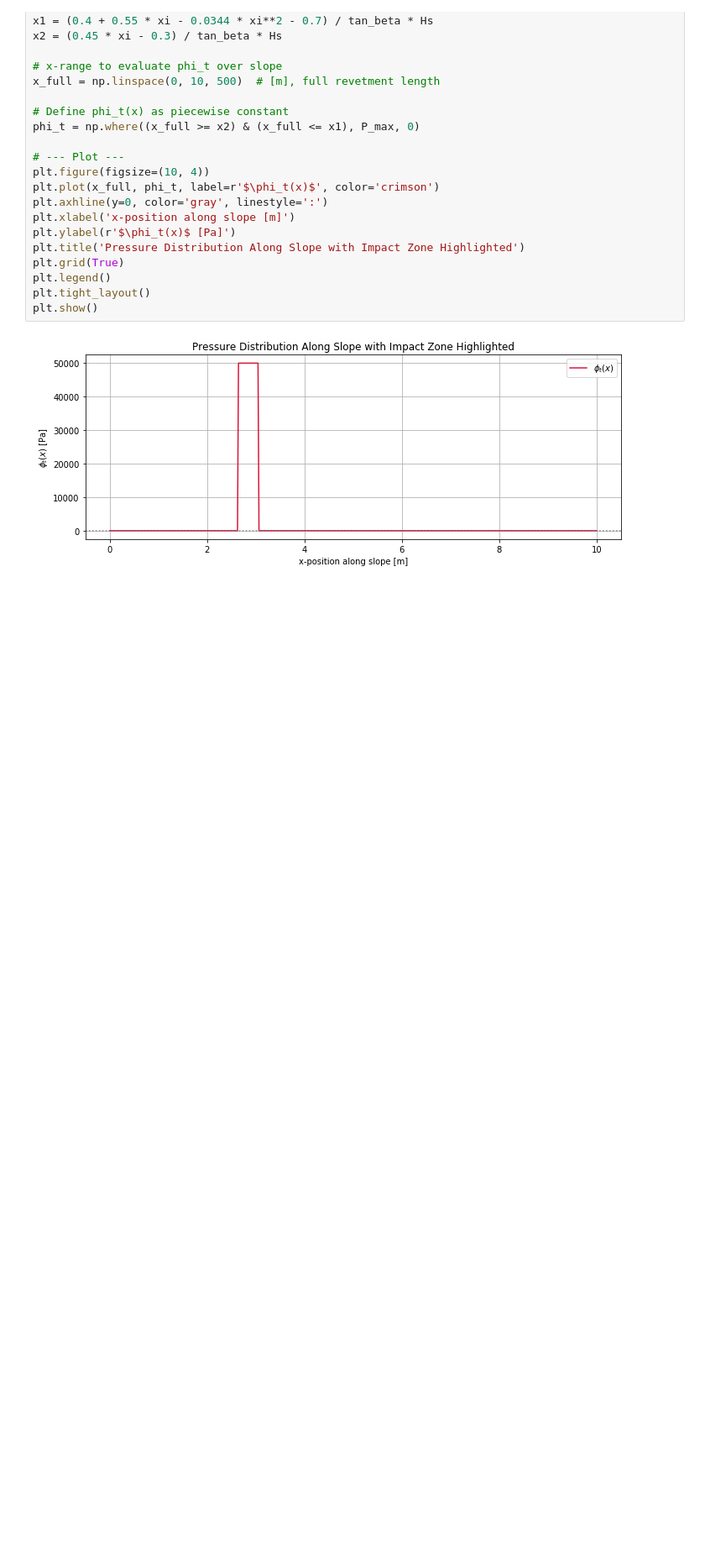
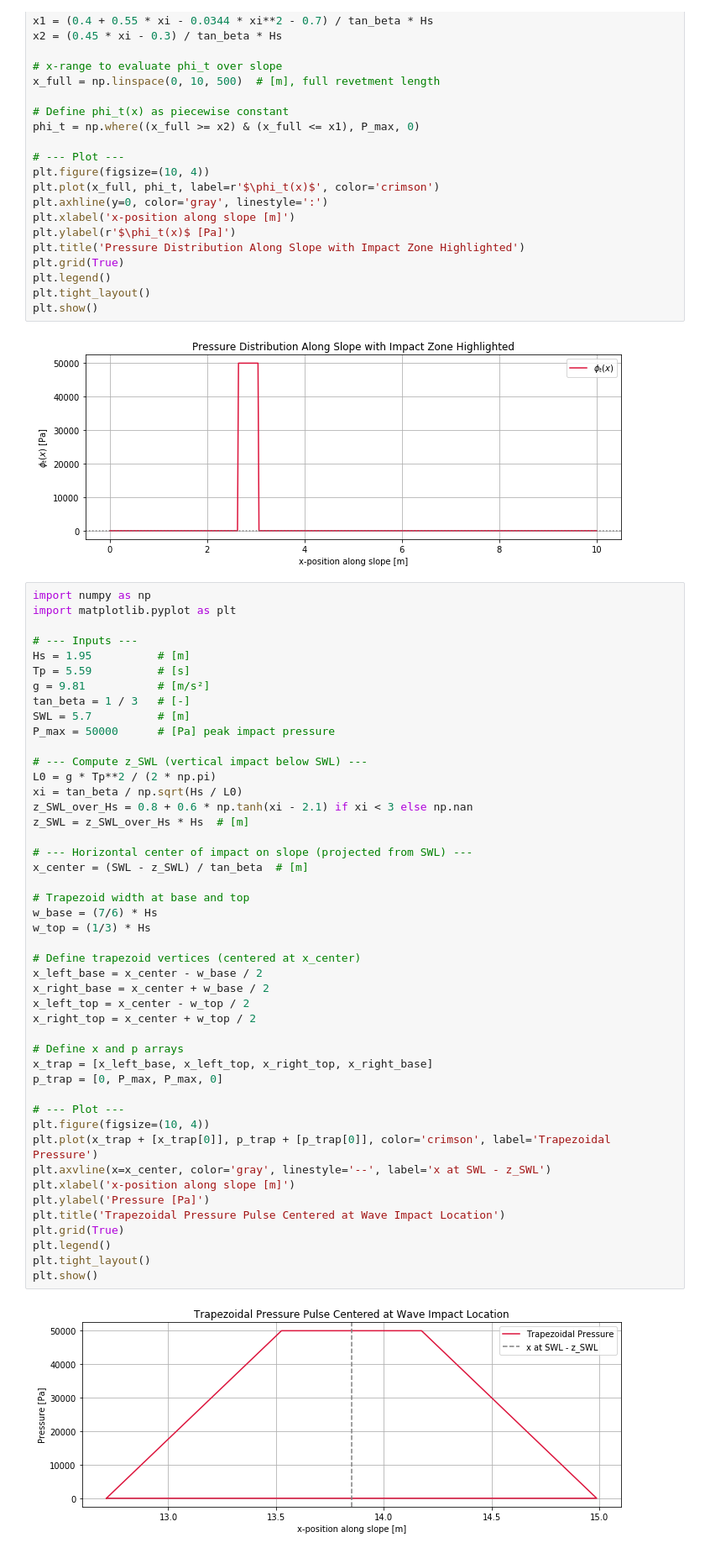
Before and after one commit to ThomasPennockTU/Thesis_Repository, a Jupyter notebook: workfolder/Forces_notebook.ipynb, the cells around one changed output. Shown at 84% size. Saved outputs shown, nothing was run; the diff lists cells and outputs as text; blank space fills up the shorter version.

```diff
--- a/workfolder/Forces_notebook.ipynb
+++ b/workfolder/Forces_notebook.ipynb
@@ -464,3 +463,51 @@ plt.tight_layout()
 plt.show()
 # %% [output]
 [figure]
+# %%
+import numpy as np
+import matplotlib.pyplot as plt
+
+# --- Inputs ---
+Hs = 1.95          # [m]
+Tp = 5.59          # [s]
+g = 9.81           # [m/s²]
+tan_beta = 1 / 3   # [-]
+SWL = 5.7          # [m]
+P_max = 50000      # [Pa] peak impact pressure
+
+# --- Compute z_SWL (vertical impact below SWL) ---
+L0 = g * Tp**2 / (2 * np.pi)
+xi = tan_beta / np.sqrt(Hs / L0)
+z_SWL_over_Hs = 0.8 + 0.6 * np.tanh(xi - 2.1) if xi < 3 else np.nan
+z_SWL = z_SWL_over_Hs * Hs  # [m]
+
+# --- Horizontal center of impact on slope (projected from SWL) ---
+x_center = (SWL - z_SWL) / tan_beta  # [m]
+
+# Trapezoid width at base and top
+w_base = (7/6) * Hs
+w_top = (1/3) * Hs
+
+# Define trapezoid vertices (centered at x_center)
+x_left_base = x_center - w_base / 2
+x_right_base = x_center + w_base / 2
+x_left_top = x_center - w_top / 2
+x_right_top = x_center + w_top / 2
+
+# Define x and p arrays
+x_trap = [x_left_base, x_left_top, x_right_top, x_right_base]
+p_trap = [0, P_max, P_max, 0]
+
+# --- Plot ---
+plt.figure(figsize=(10, 4))
+plt.plot(x_trap + [x_trap[0]], p_trap + [p_trap[0]], color='crimson', label='Trapezoidal Pressure')
+plt.axvline(x=x_center, color='gray', linestyle='--', label='x at SWL - z_SWL')
+plt.xlabel('x-position along slope [m]')
+plt.ylabel('Pressure [Pa]')
+plt.title('Trapezoidal Pressure Pulse Centered at Wave Impact Location')
+plt.grid(True)
+plt.legend()
+plt.tight_layout()
+plt.show()
+# %% [output]
+[figure, added]
```
Also changed, not shown: parts of 3 cells of this notebook.
